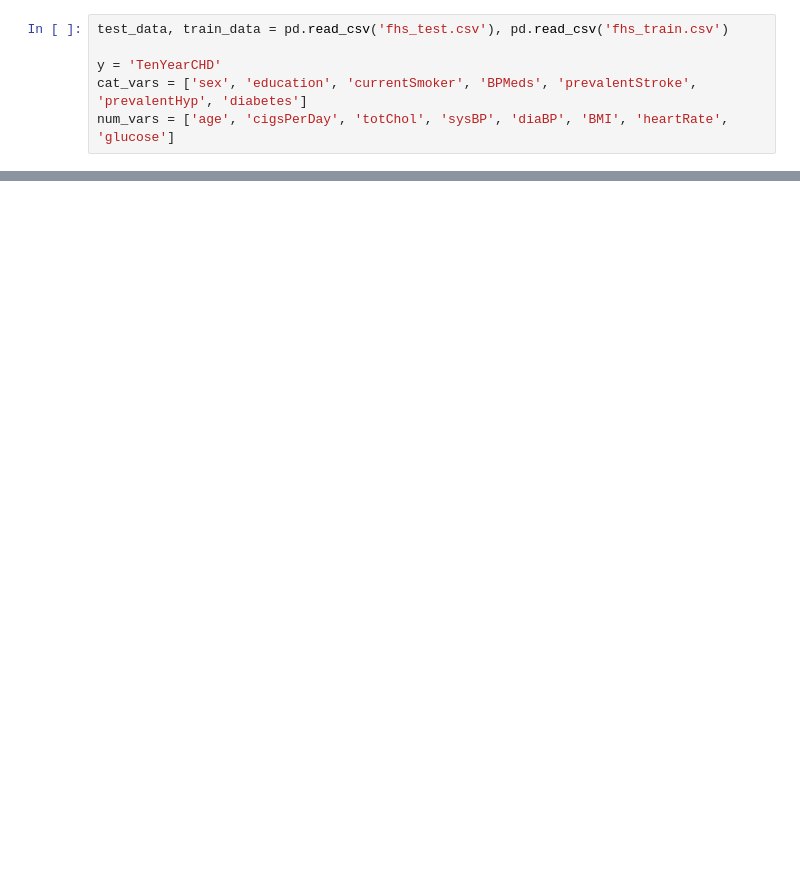
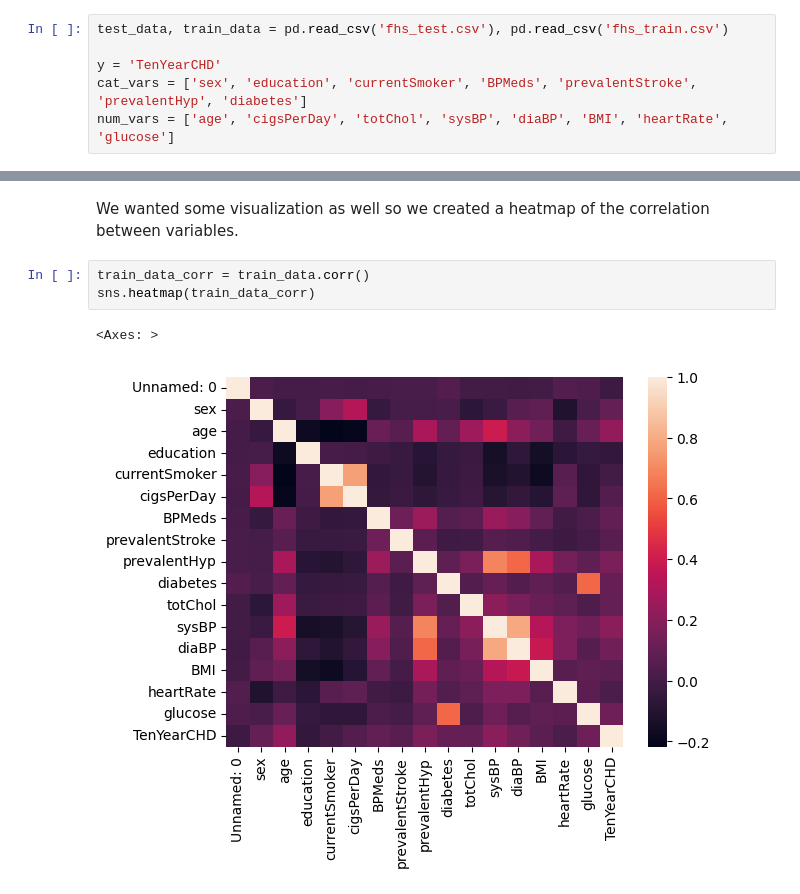
Before and after one commit to phipyao/ds3001-project_chd, a Jupyter notebook: project_chd.ipynb, the cells around one changed output, grey strips where cells are left out. Cells and saved outputs as stored; diff of their text form; blank space fills up the shorter version.

```diff
--- a/project_chd.ipynb
+++ b/project_chd.ipynb
@@ -18,0 +56,8 @@ num_vars = ['age', 'cigsPerDay', 'totChol', 'sysBP', 'diaBP', 'BMI', 'heartRate'
+# %% [markdown]
+We wanted some visualization as well so we created a heatmap of the correlation between variables.
+# %%
+train_data_corr = train_data.corr()
+sns.heatmap(train_data_corr)
+# %% [output]
+<Axes: >
+[figure, added]
```
Also changed, not shown: parts of 16 cells of this notebook.
